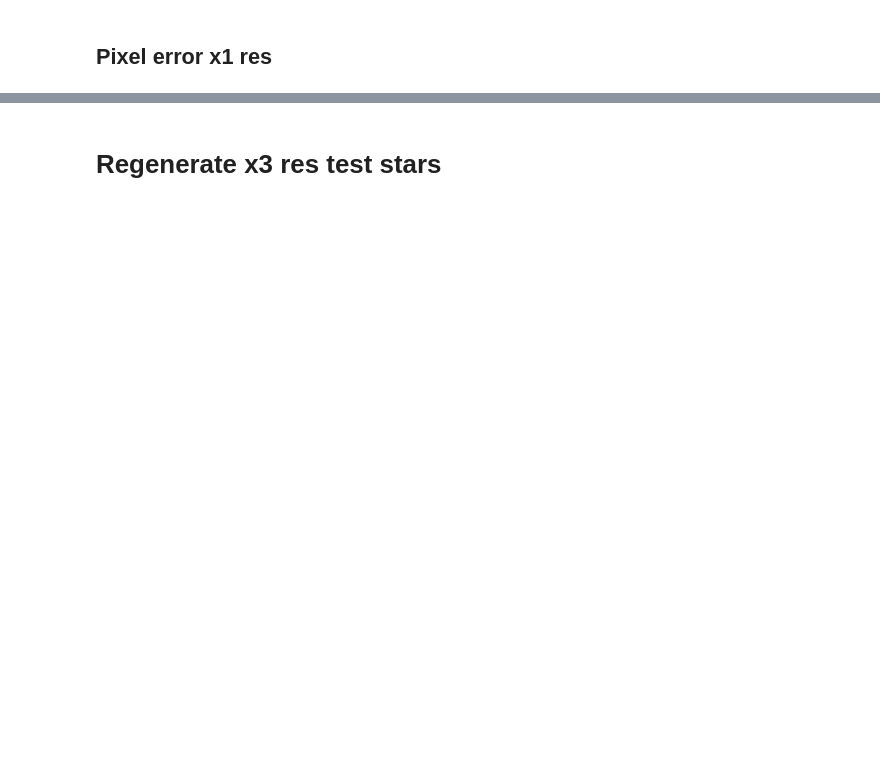
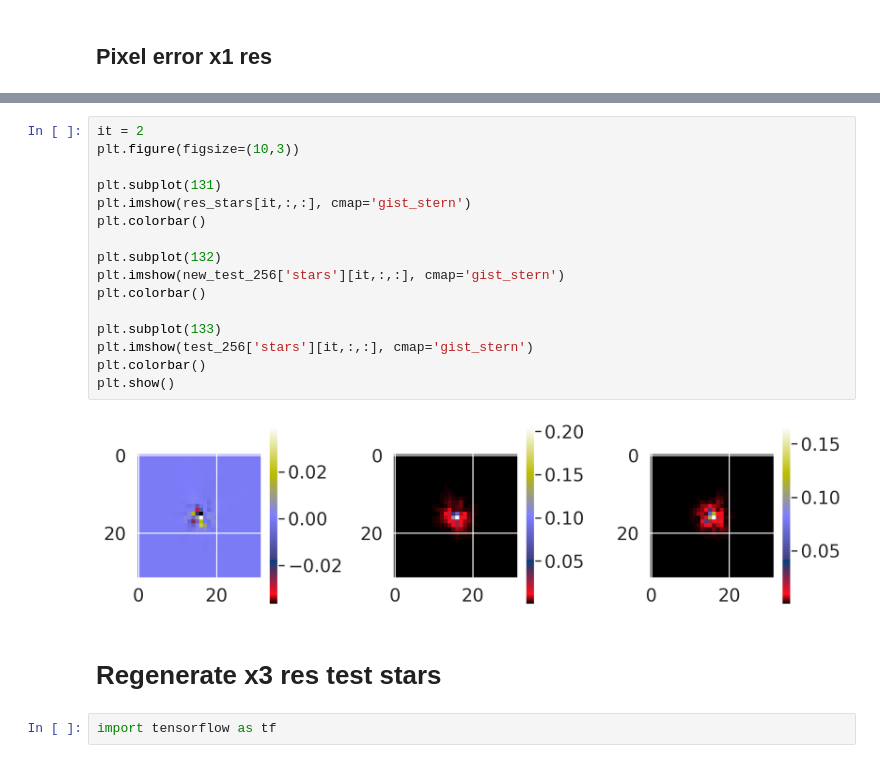
Before and after one commit to tobias-liaudat/wf-SEDs, a Jupyter notebook: model_WFE_size/notebooks/wfe-study-multi-realisation-results.ipynb, the cells around one changed output, grey strips where cells are left out. Cells and saved outputs as stored; diff of their text form; blank space fills up the shorter version.

```diff
--- a/model_WFE_size/notebooks/wfe-study-multi-realisation-results.ipynb
+++ b/model_WFE_size/notebooks/wfe-study-multi-realisation-results.ipynb
@@ -388,2 +452,22 @@ Relative RMSE:   6.0011e-01 %    +/- 1.5855e-01 %
+# %%
+it = 2
+plt.figure(figsize=(10,3))
+
+plt.subplot(131)
+plt.imshow(res_stars[it,:,:], cmap='gist_stern')
+plt.colorbar()
+
+plt.subplot(132)
+plt.imshow(new_test_256['stars'][it,:,:], cmap='gist_stern')
+plt.colorbar()
+
+plt.subplot(133)
+plt.imshow(test_256['stars'][it,:,:], cmap='gist_stern')
+plt.colorbar()
+plt.show()
+# %% [output]
+[figure, added]
 # %% [markdown]
 # Regenerate x3 res test stars
+# %%
+import tensorflow as tf
```
Also changed, not shown: parts of 26 cells of this notebook.
